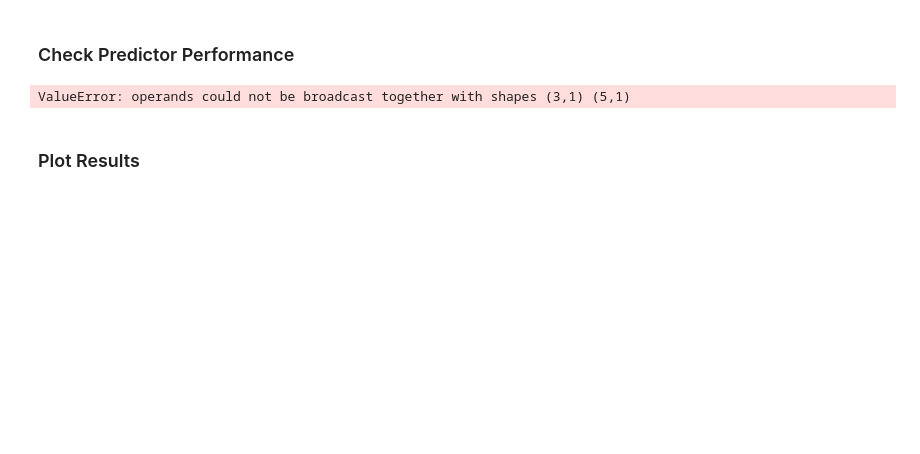
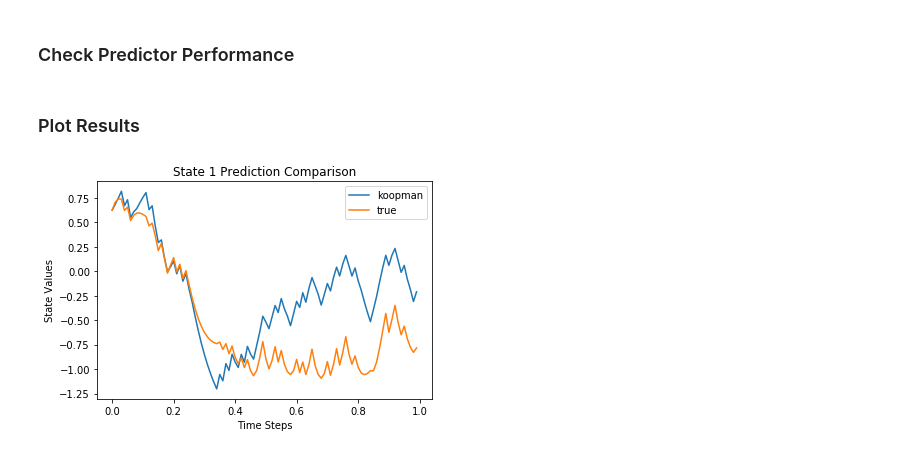
Before and after one commit to dd292/system_identificatification_robofly, a Jupyter notebook: eDMD/Linear_Prediction_eDMD_DC_Motor.ipynb, the cells around one changed output. Drawn from its saved outputs; the diff is of its cells as text; code cells hidden in the pictures; blank space fills up the shorter version.

```diff
--- a/eDMD/Linear_Prediction_eDMD_DC_Motor.ipynb
+++ b/eDMD/Linear_Prediction_eDMD_DC_Motor.ipynb
@@ -177,33 +166,31 @@ def myprbs(N,dutyCycle):
 # %%
-Nsim_test = 2000 #U.shape[1]
-# random forcing
-u_test = (2*myprbs(Nsim_test,0.5) - 1)
-# random forcing sample
-u_test_sample = u_test[0:nctrl,:]
-# random initial condition
-x0_test = np.random.uniform(0,1,[nstates,1])*2 - 1
-delay_init = np.vstack([x0_test,u_test_sample])
-
 # Inital conditions
-x_true = x0_test
-xlift = liftFun(delay_init,cent)
-print(xlift.shape)
+x_true = xp
+xlift = liftFun(xstart,cent)
 
 # Simulation
-for i in range(Nsim_test-1):
+for i in range(Nsim-1):
 
     # True dynamics
-    x_true = np.hstack([x_true, rk4_step(0,np.asarray([x_true[:,-1]]).T,u_test[i,:])])
+    x_true = np.hstack([x_true, rk4_step(0,np.asarray([x_true[:,-1]]).T,uprbs[i,:])])
 
     # Koopman predictor
     term1 = np.dot(Alift,np.asarray([xlift[:,-1]]).T)
-    term2 = np.dot(Blift,np.asarray([u_test[i,:]]))
+    term2 = np.dot(Blift,np.asarray([uprbs[i,:]]))
     xlift = np.hstack([xlift, term1 + term2]) # Lifted dynamics
 
 x_koop = np.dot(Clift, xlift) # Koopman predictions
 x_koop = x_koop[0,:]
 x_true = np.dot(Cy,x_true).T
-# %% [output]
-ValueError: operands could not be broadcast together with shapes (3,1) (5,1)
 # %% [markdown]
 ### Plot Results
+# %%
+plt.plot(n,x_koop,label="koopman")
+plt.plot(n,x_true,label="true")
+plt.legend()
+plt.xlabel("Time Steps")
+plt.ylabel("State Values")
+plt.title("State 1 Prediction Comparison")
+plt.show()
+# %% [output]
+[figure, added]
```
Also changed, not shown: parts of 14 cells of this notebook, 3 other files.
